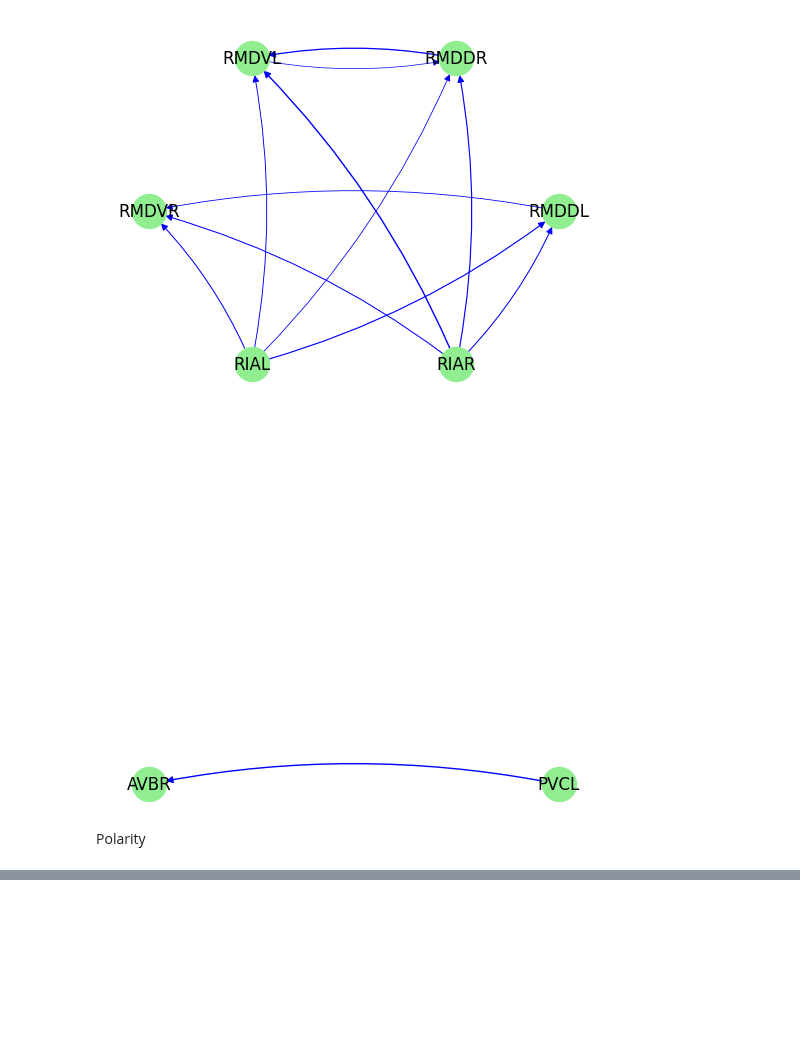
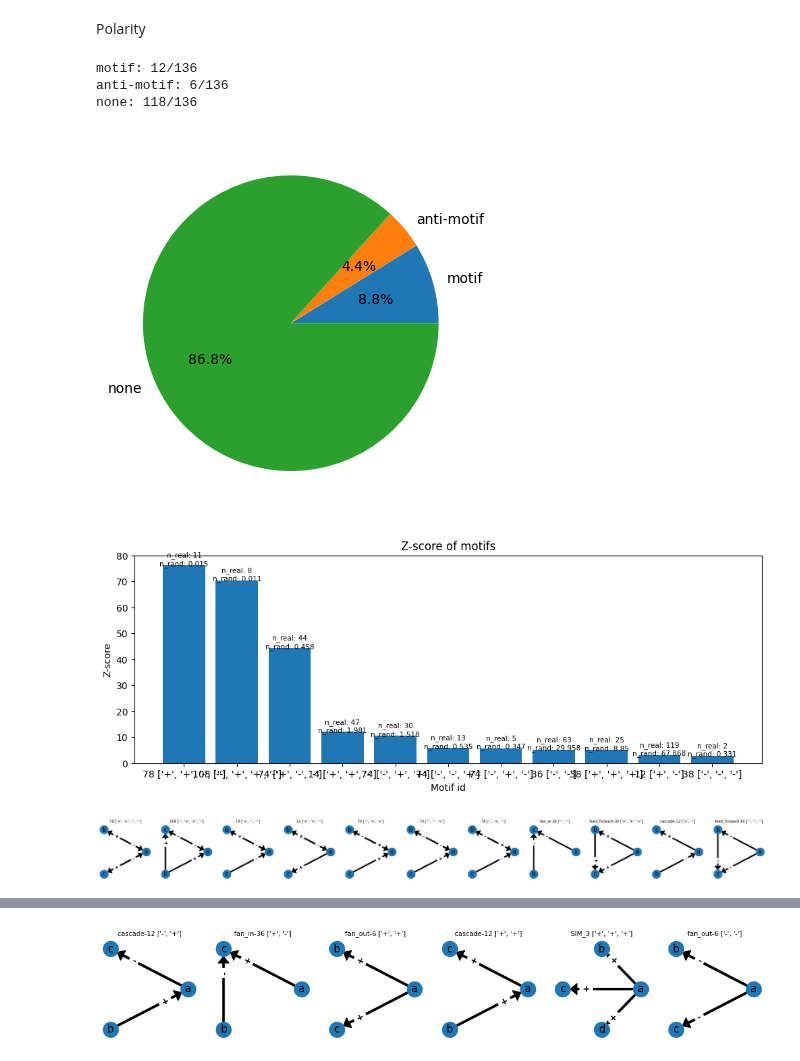
Before and after one commit to deangeckt/network_motifs, a Jupyter notebook: post_motif_analysis/motif_analysis.ipynb, the cells around one changed output, grey strips where cells are left out. Drawn from its saved outputs; the diff is of its cells as text; code cells hidden in the pictures; blank space fills up the shorter version.

```diff
--- a/post_motif_analysis/motif_analysis.ipynb
+++ b/post_motif_analysis/motif_analysis.ipynb
@@ -389,40 +298,23 @@ get_motif_sub_graphs(motifs[222])
-# %%
-# draw_sub_graph(['PVCL', 'AVDL', 'AVBR', 'ASHR'])
-draw_sub_graph(['RIAL', 'RIAR', 'RMDDR', 'RMDVR', 'RMDDL','RMDVL'])
-# %% [output]
-[figure, removed]
-# %%
-draw_neighbors('PVCL')
-# %% [output]
-[figure, removed]
 # %% [markdown]
 Polarity
-# %%
-import copy
-motifs_copy = copy.deepcopy(motifs)
-
-al_polarities = []
-for m in motifs_copy.values():
-    # this may unfortunately remove motifs
-    remove_isomorphic_polarity_motifs(motif=m)
-    al_polarities.extend(m.polarity_motifs)
-
-motifs_ = [m for m in al_polarities if m.motif_criteria.is_motif == MotifType.motif]
-anti_motifs_ = [m for m in al_polarities if m.motif_criteria.is_motif == MotifType.anti_motif]
-none_motifs_ = [m for m in al_polarities if m.motif_criteria.is_motif == MotifType.none]
-plot_motif_distribution(motifs_, anti_motifs_, none_motifs_)
 # %%
-# 2nd time
 al_polarities = []
 for m in motifs.values():
     al_polarities.extend(m.polarity_motifs)
 
 motifs_ = [m for m in al_polarities if m.motif_criteria.is_motif == MotifType.motif]
 anti_motifs_ = [m for m in al_polarities if m.motif_criteria.is_motif == MotifType.anti_motif]
 none_motifs_ = [m for m in al_polarities if m.motif_criteria.is_motif == MotifType.none]
 
 plot_motif_distribution(motifs_, anti_motifs_, none_motifs_)
 
-motifs_ = [m for m in motifs_ if m.n_real > 5]
-plot_motifs_z(motifs_, MotifType.motif, top=8)
+motifs_ = [m for m in motifs_ if m.n_real > 1]
+plot_motifs_z(motifs_, MotifType.motif, top=12)
 plot_motifs_z(anti_motifs_, MotifType.anti_motif, top=8)
+# %% [output]
+motif: 12/136
+anti-motif: 6/136
+none: 118/136
+[figure, added]
+[figure, added]
+[figure, added]
@@ -428,0 +322 @@ plot_motifs_z(anti_motifs_, MotifType.anti_motif, top=8)
+[figure, added]
```
Also changed, not shown: parts of 22 cells of this notebook, 7 other files.
